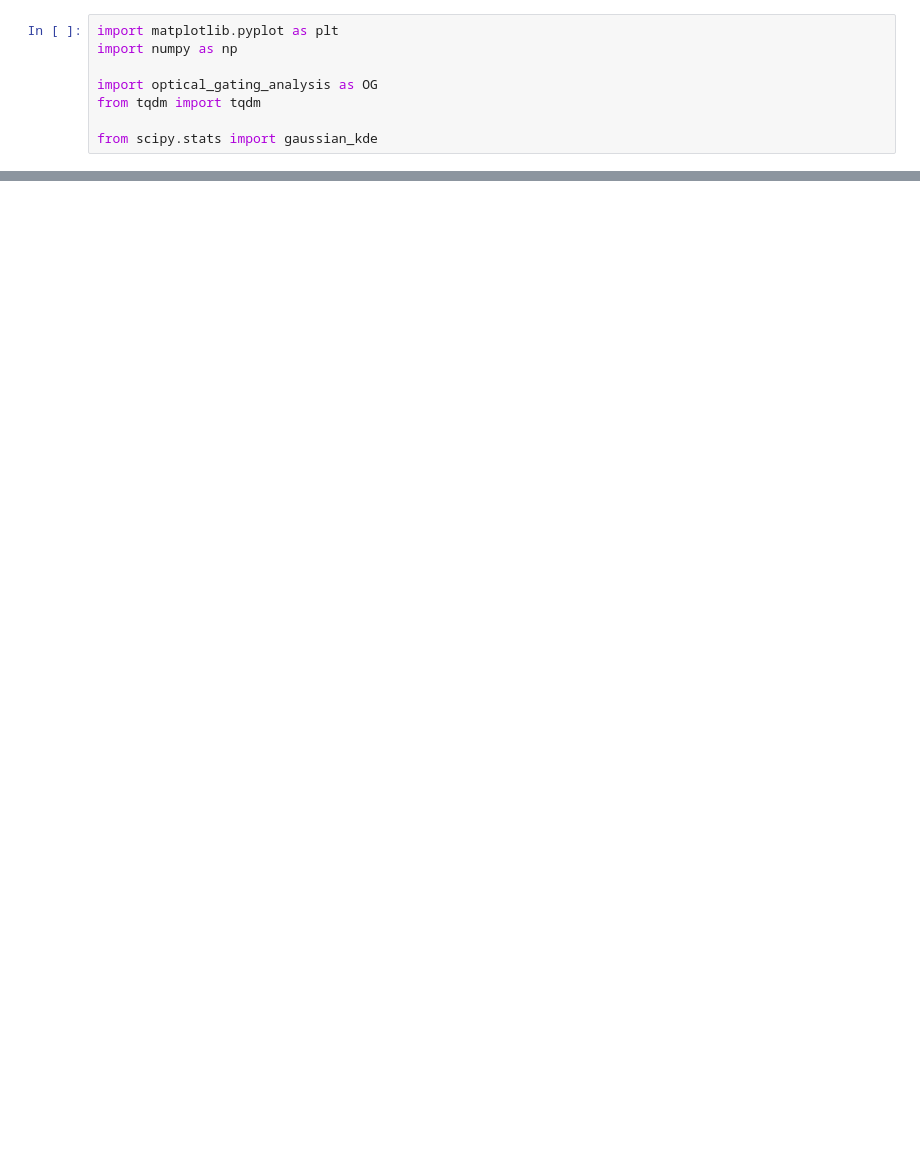
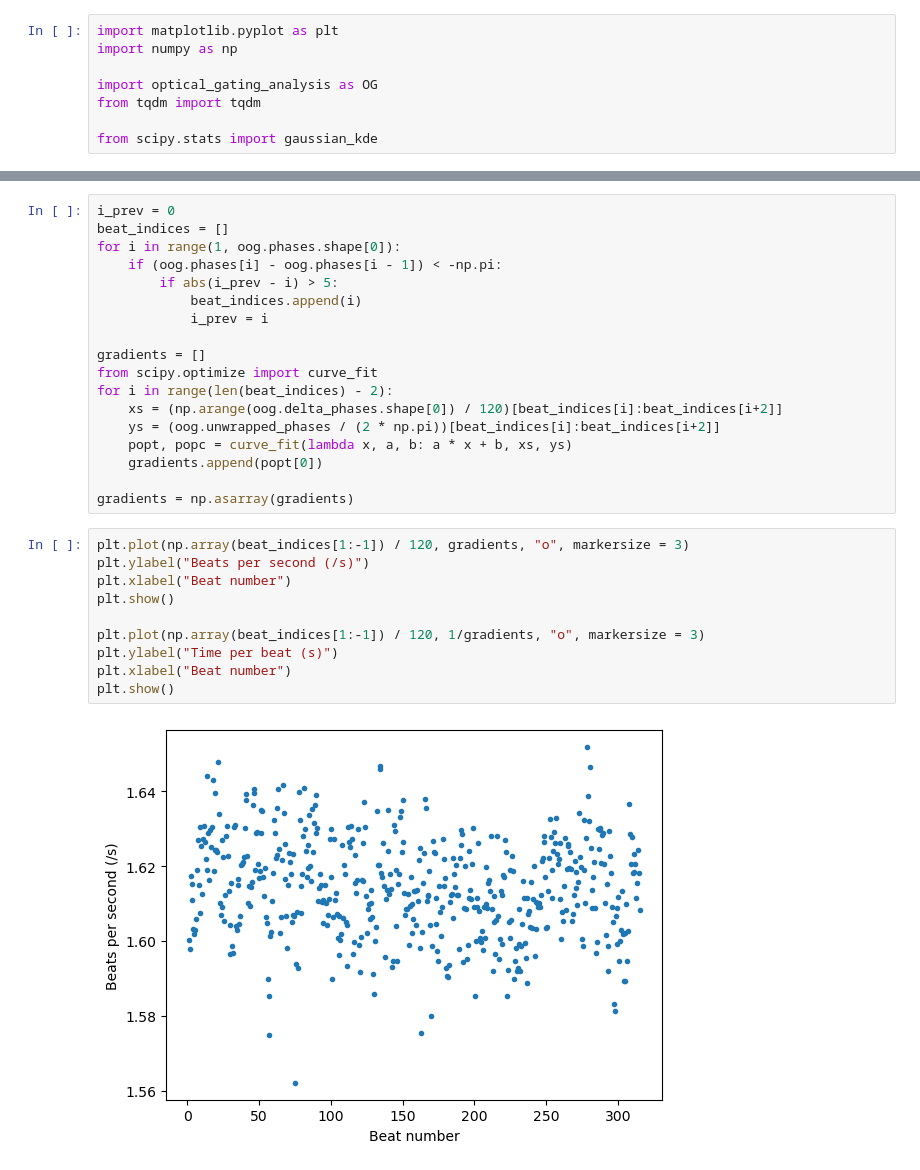
Before and after one commit to karlinr/optical_gating_analysis, a Jupyter notebook: analysis/meetings/2024/13/get_bps.ipynb, the cells around one changed output, grey strips where cells are left out. Drawn from its saved outputs; the diff is of its cells as text; blank space fills up the shorter version.

```diff
--- a/analysis/meetings/2024/13/get_bps.ipynb
+++ b/analysis/meetings/2024/13/get_bps.ipynb
@@ -50,0 +52,30 @@ plt.show()
+# %%
+i_prev = 0
+beat_indices = []
+for i in range(1, oog.phases.shape[0]):
+    if (oog.phases[i] - oog.phases[i - 1]) < -np.pi:
+        if abs(i_prev - i) > 5:
+            beat_indices.append(i)
+            i_prev = i
+
+gradients = []
+from scipy.optimize import curve_fit
+for i in range(len(beat_indices) - 2):
+    xs = (np.arange(oog.delta_phases.shape[0]) / 120)[beat_indices[i]:beat_indices[i+2]]
+    ys = (oog.unwrapped_phases / (2 * np.pi))[beat_indices[i]:beat_indices[i+2]]
+    popt, popc = curve_fit(lambda x, a, b: a * x + b, xs, ys)
+    gradients.append(popt[0])
+
+gradients = np.asarray(gradients)
+# %%
+plt.plot(np.array(beat_indices[1:-1]) / 120, gradients, "o", markersize = 3)
+plt.ylabel("Beats per second (/s)")
+plt.xlabel("Beat number")
+plt.show()
+
+plt.plot(np.array(beat_indices[1:-1]) / 120, 1/gradients, "o", markersize = 3)
+plt.ylabel("Time per beat (s)")
+plt.xlabel("Beat number")
+plt.show()
+# %% [output]
+[figure, added]
```
Also changed, not shown: parts of 12 cells of this notebook, 3 other files.
